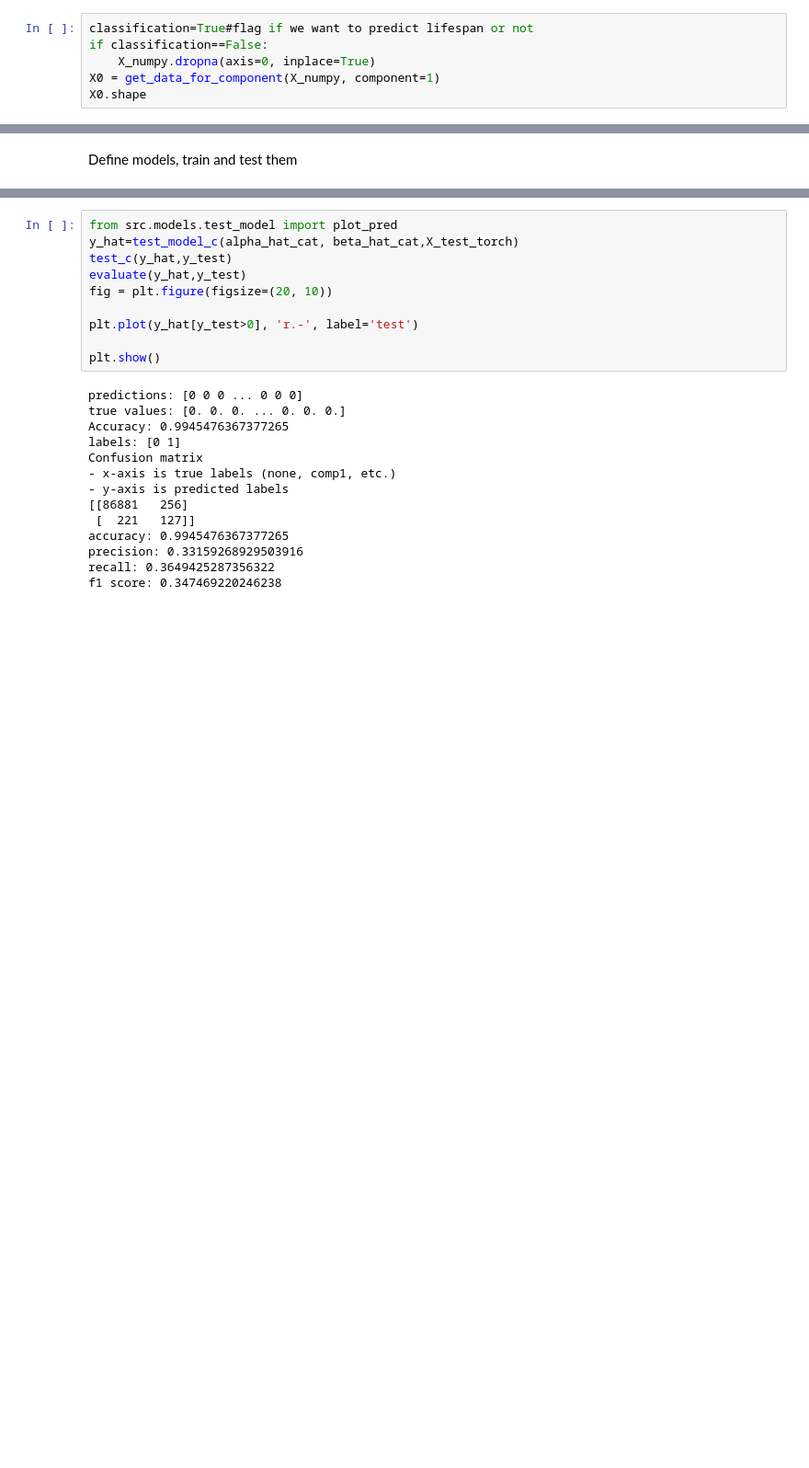
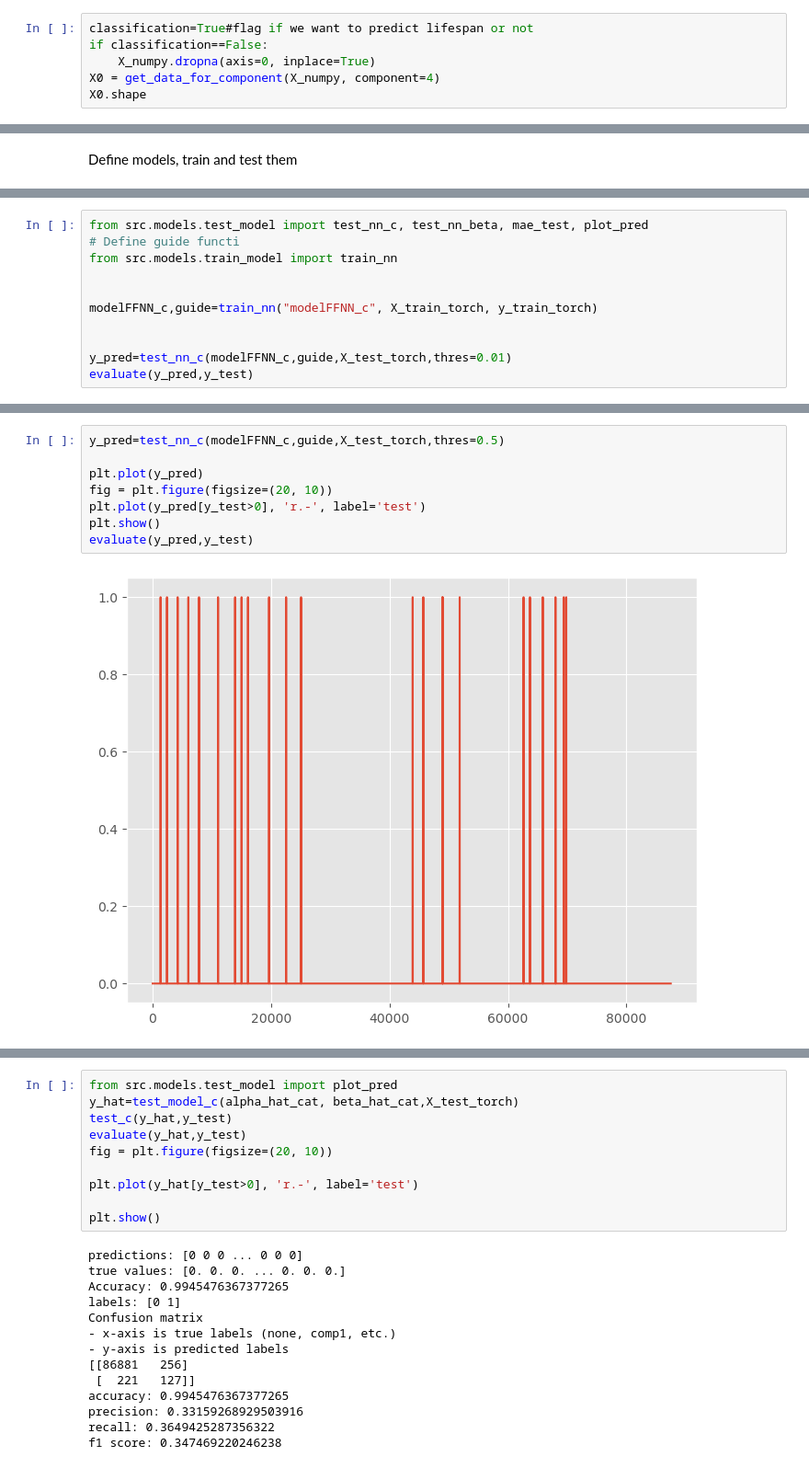
Before and after one commit to gpanagioto/-mbml-predictive-maintenance, a Jupyter notebook: notebooks/training_class.ipynb, the cells around one changed output, grey strips where cells are left out. Shown at 92% size. Cells and saved outputs as stored; diff of their text form; blank space fills up the shorter version.

```diff
--- a/notebooks/training_class.ipynb
+++ b/notebooks/training_class.ipynb
@@ -49,7 +49,7 @@ Choose scope-target of the model and keep only the corresponding columns
 classification=True#flag if we want to predict lifespan or not
 if classification==False:
     X_numpy.dropna(axis=0, inplace=True)
-X0 = get_data_for_component(X_numpy, component=1)
+X0 = get_data_for_component(X_numpy, component=4)
 X0.shape
 # %% [output]
 (874906, 29)
@@ -95,0 +92,11 @@ categorical model using SVI
+# %%
+from src.models.test_model import test_nn_c, test_nn_beta, mae_test, plot_pred
+# Define guide functi
+from src.models.train_model import train_nn
+
+
+modelFFNN_c,guide=train_nn("modelFFNN_c", X_train_torch, y_train_torch)
+
+
+y_pred=test_nn_c(modelFFNN_c,guide,X_test_torch,thres=0.01)
+evaluate(y_pred,y_test)
@@ -95,0 +120,10 @@ categorical model using SVI
+# %%
+y_pred=test_nn_c(modelFFNN_c,guide,X_test_torch,thres=0.5)
+
+plt.plot(y_pred)
+fig = plt.figure(figsize=(20, 10))
+plt.plot(y_pred[y_test>0], 'r.-', label='test')
+plt.show()
+evaluate(y_pred,y_test)
+# %% [output]
+[figure, added]
```
Also changed, not shown: parts of 13 cells of this notebook, 3 other files.
